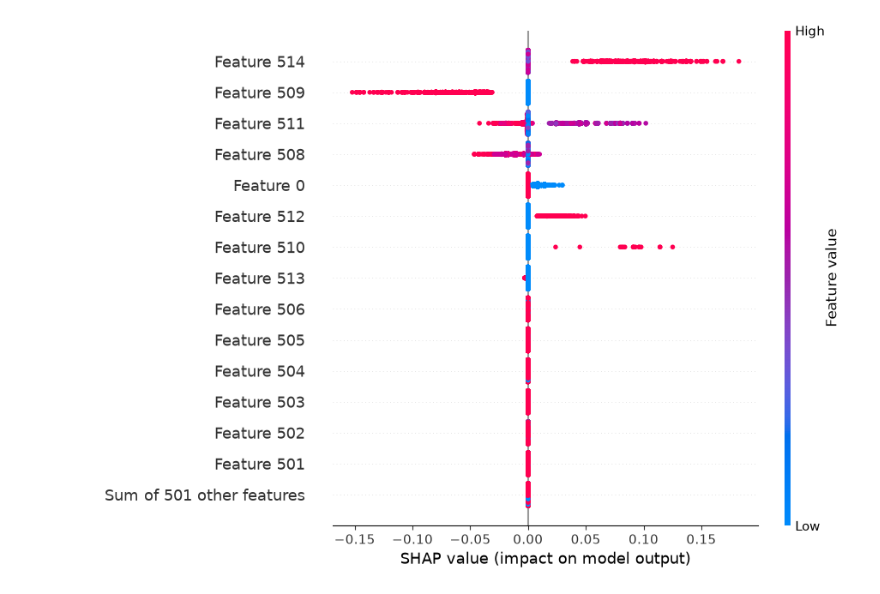
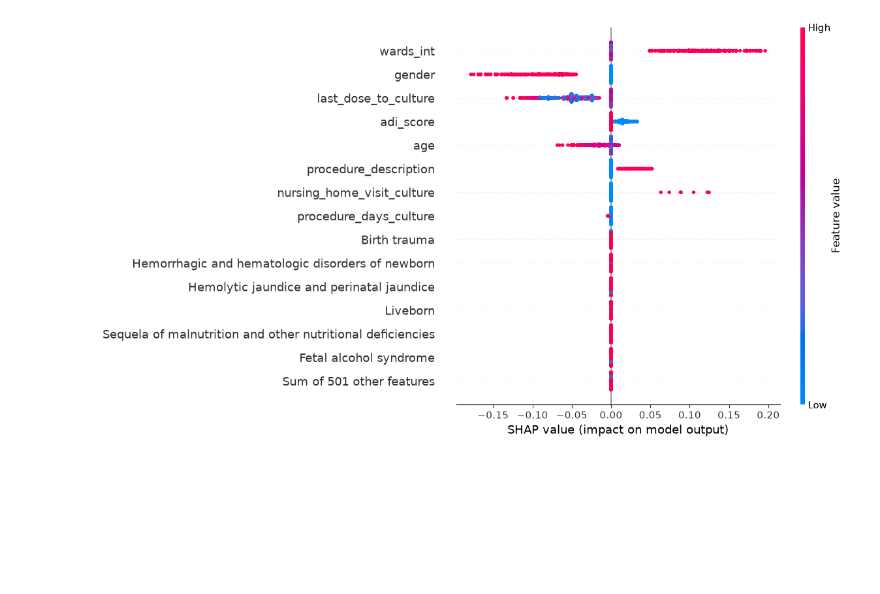
Before and after one commit to renatawong/qml-amr, a Jupyter notebook: viz_shapley.ipynb, the cells around one changed output. Saved outputs shown, nothing was run; the diff lists cells and outputs as text; code cells hidden in the pictures; blank space fills up the shorter version.

Commit message:
shapley runs for testing

```diff
--- a/viz_shapley.ipynb
+++ b/viz_shapley.ipynb
@@ -1,9 +1,17 @@
 # %%
 import shap
 import pickle
-DRUG = "AZM"
+import pandas as pd
+DRUG = "AMC"
 with open(f"CShapley/{DRUG}.sav", "rb") as file:
     shapley = pickle.load(file)
+if "_reduced" in DRUG:
+    df = pd.read_csv(f"dataset/by_antibiotic_12comorbdims/{DRUG.split("_")[0]}.csv")
+    features = list(df.drop(columns=["anon_id","order_time_jittered_utc_shifted","resistant","Unnamed: 0"]).columns)
+else:
+    df = pd.read_csv(f"dataset/by_antibiotic/{DRUG}.csv")
+    features = list(df.drop(columns=["anon_id","order_time_jittered_utc_shifted","resistant","Unnamed: 0",'Unnamed: 0.3', 'Unnamed: 0.2', 'Unnamed: 0.1']).columns)
+shapley.feature_names = features
 shap.plots.beeswarm(shapley[:,:,1], max_display=15)
 # %% [output]
-[figure, old version]
+[figure, new version]
```
Also changed, not shown: 6 other files.
